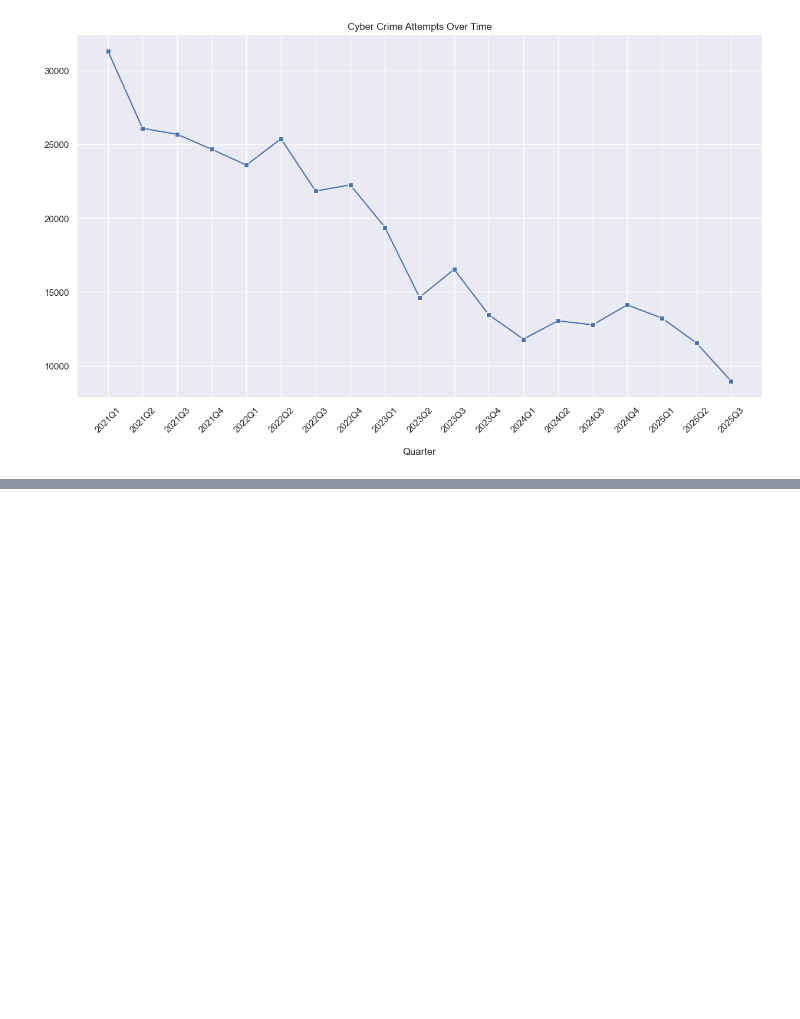
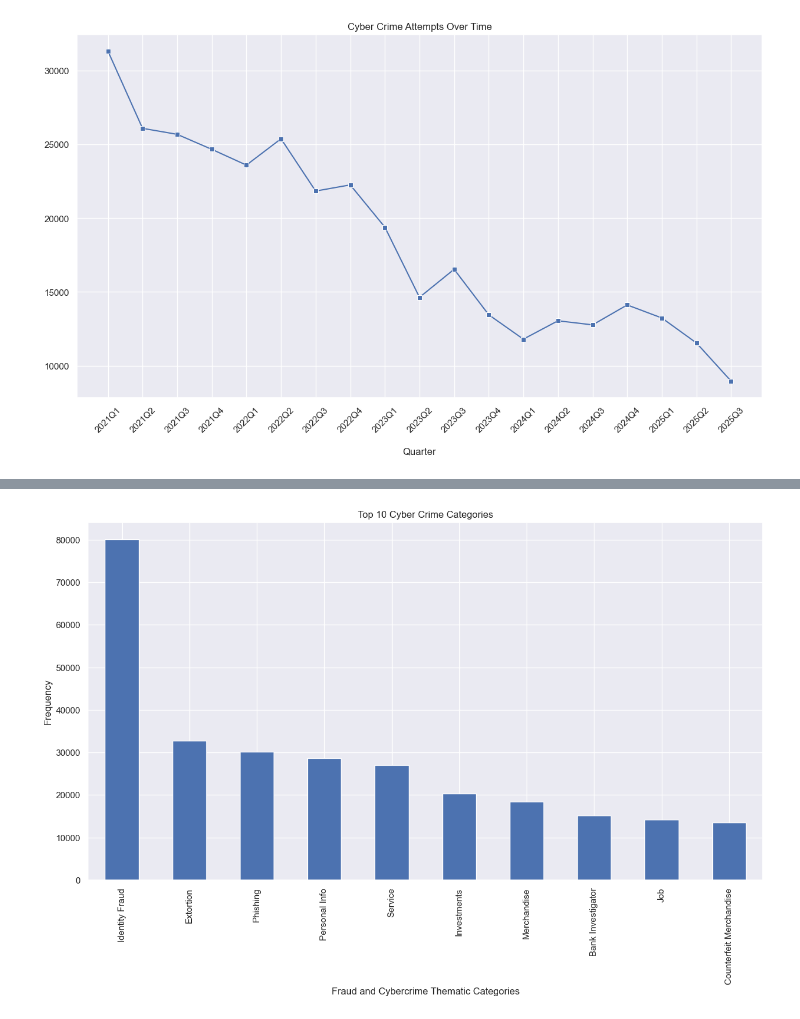
Before and after one commit to jibnorge/Canadian-Fraud-And-Cybercrime-Analysis, a Jupyter notebook: analysis.ipynb, the cells around one changed output, grey strips where cells are left out. Drawn from its saved outputs; the diff is of its cells as text; code cells hidden in the pictures; blank space fills up the shorter version.

```diff
--- a/analysis.ipynb
+++ b/analysis.ipynb
@@ -256,0 +283,8 @@ plt.show()
+# %%
+plt.figure(figsize = [15,8])
+data["Fraud and Cybercrime Thematic Categories"].value_counts().nlargest(10).plot(kind = "bar")
+plt.title("Top 10 Cyber Crime Categories")
+plt.ylabel("Frequency")
+plt.show()
+# %% [output]
+[figure, added]
```
Also changed, not shown: parts of 18 cells of this notebook.
